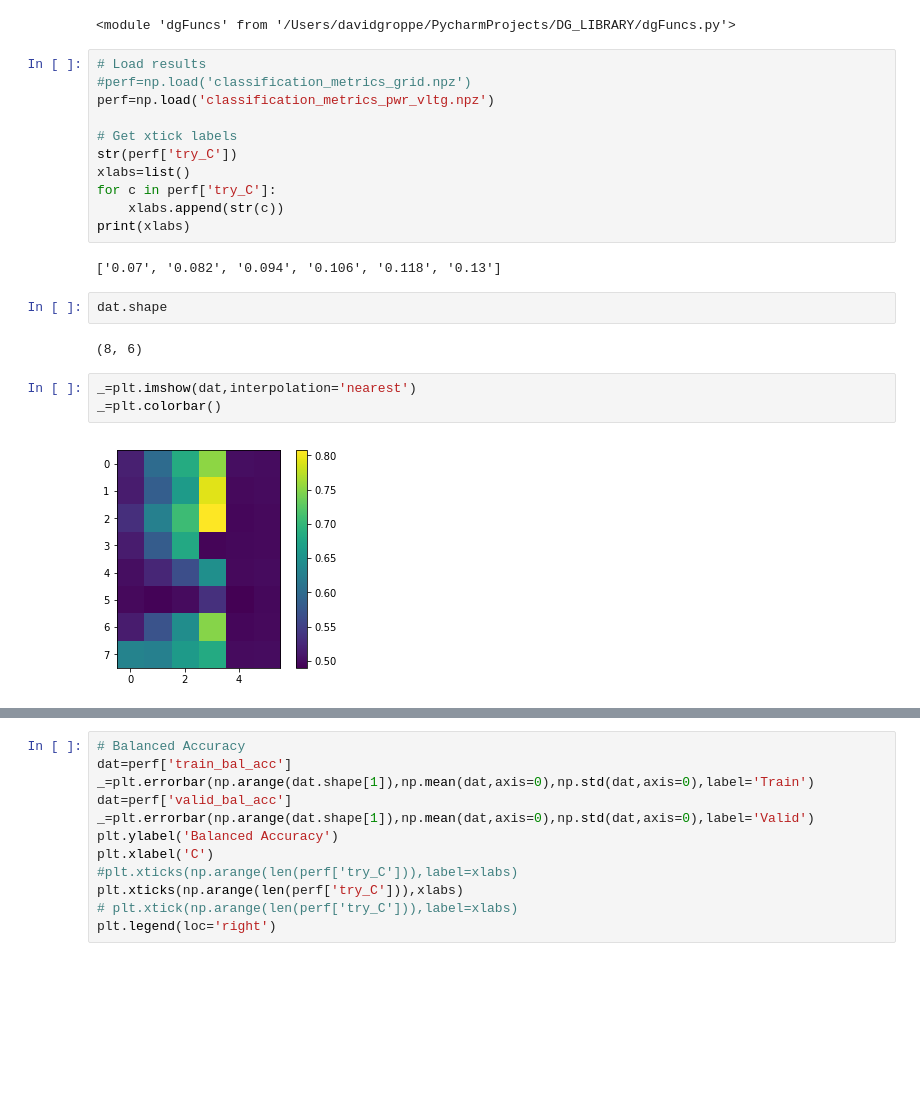
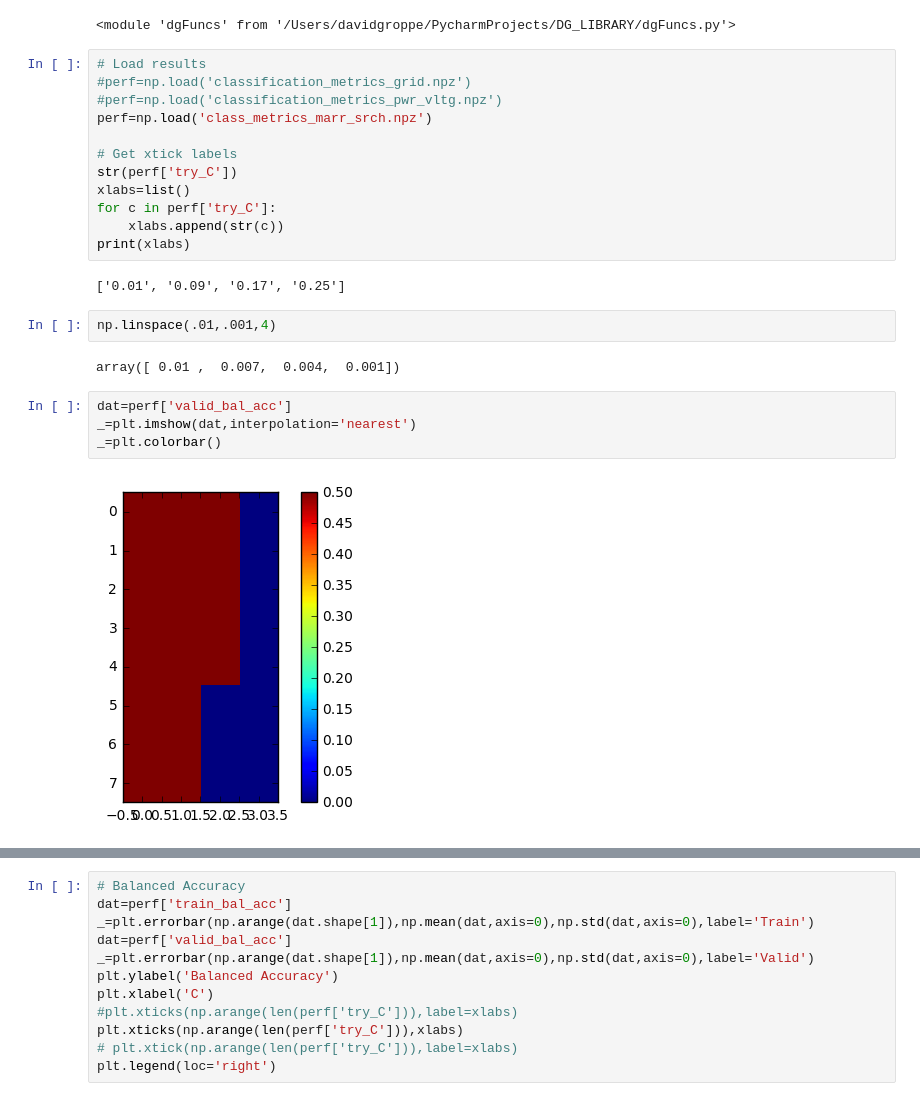
Before and after one commit to dmgroppe/SZR_ANT, a Jupyter notebook: perf_smry_grid.ipynb, the cells around one changed output, grey strips where cells are left out. Drawn from its saved outputs; the diff is of its cells as text; blank space fills up the shorter version.

Commit message:
preparing to add sgrams to test plots

```diff
--- a/perf_smry_grid.ipynb
+++ b/perf_smry_grid.ipynb
@@ -19,7 +19,8 @@ imp.reload(dg)
 # %%
 # Load results
 #perf=np.load('classification_metrics_grid.npz')
-perf=np.load('classification_metrics_pwr_vltg.npz')
+#perf=np.load('classification_metrics_pwr_vltg.npz')
+perf=np.load('class_metrics_marr_srch.npz')
 
 # Get xtick labels
 str(perf['try_C'])
@@ -28,16 +29,17 @@ for c in perf['try_C']:
     xlabs.append(str(c))
 print(xlabs)
 # %% [output]
-['0.07', '0.082', '0.094', '0.106', '0.118', '0.13']
+['0.01', '0.09', '0.17', '0.25']
-# %%
-dat.shape
-# %% [output]
-(8, 6)
+# %%
+np.linspace(.01,.001,4)
+# %% [output]
+array([ 0.01 ,  0.007,  0.004,  0.001])
 # %%
+dat=perf['valid_bal_acc']
 _=plt.imshow(dat,interpolation='nearest')
 _=plt.colorbar()
 # %% [output]
-[figure, old version]
+[figure, new version]
 # %%
 # Balanced Accuracy (RUN 2)
 dat=perf['train_bal_acc']
```
Also changed, not shown: parts of 3 cells of this notebook, 2 other files.
